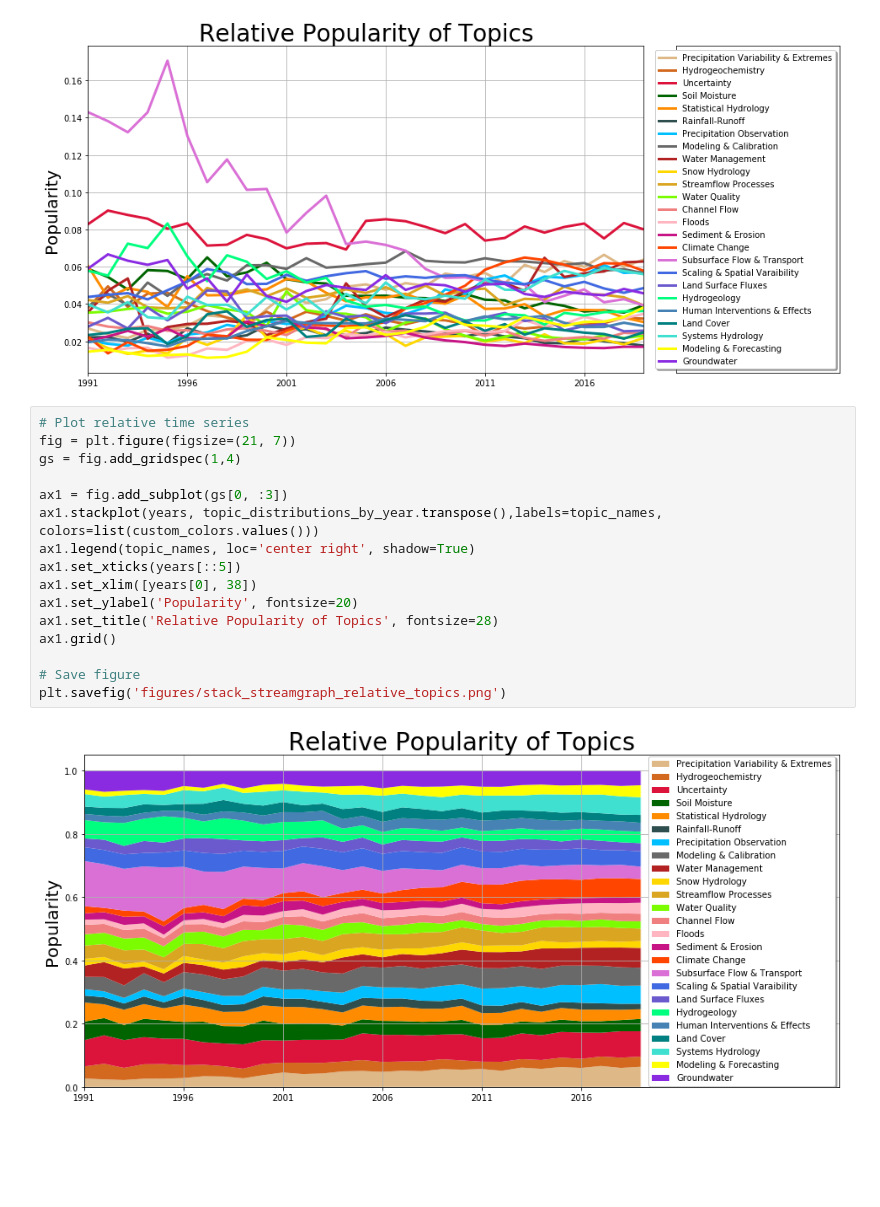
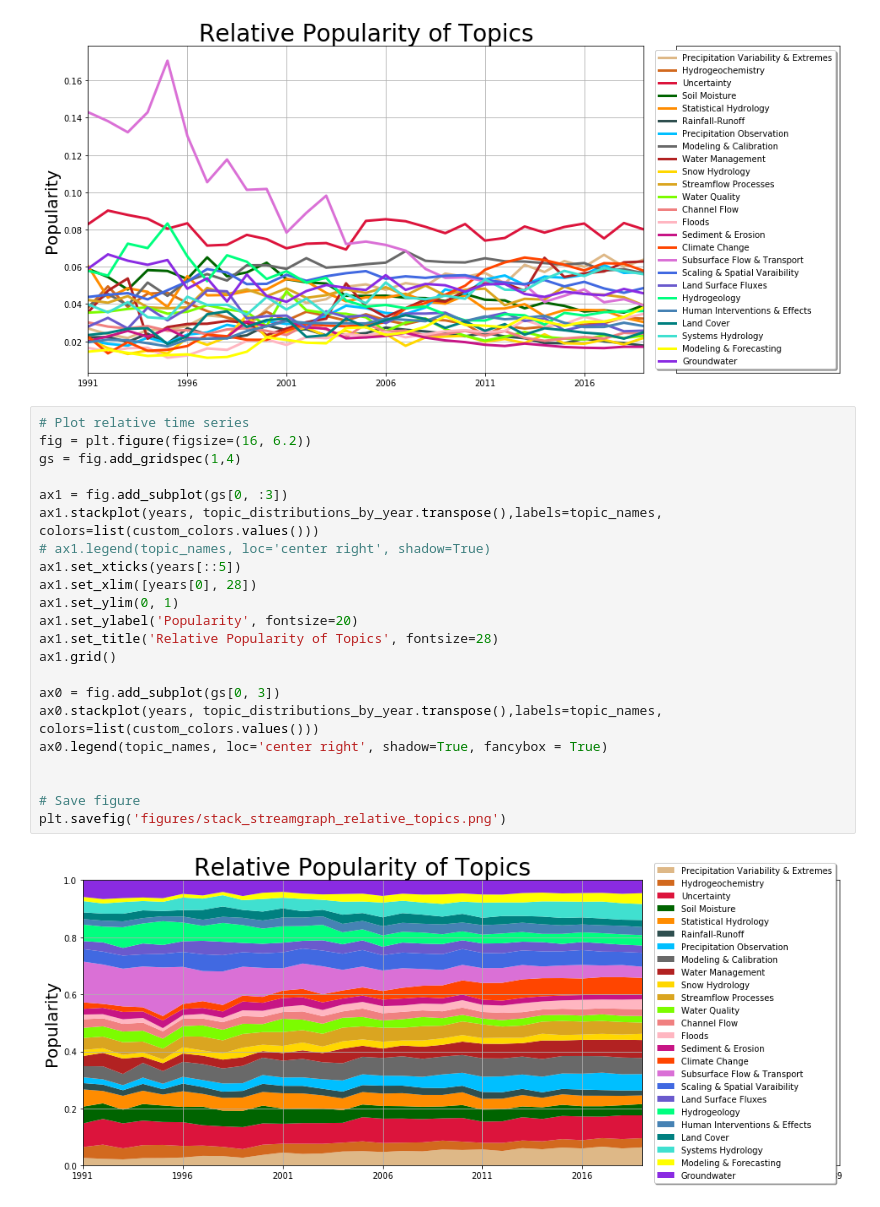
Before and after one commit to mashrekur/topic_modeling_hydrology, a Jupyter notebook: 4_temporal_topics.ipynb, the cells around one changed output. Drawn from its saved outputs; the diff is of its cells as text; blank space fills up the shorter version.

Commit message:
cleaned up stacked plot and entropy plot

```diff
--- a/4_temporal_topics.ipynb
+++ b/4_temporal_topics.ipynb
@@ -170,19 +170,25 @@ plt.savefig('figures/relative_topic_trends.png')
 [figure]
 # %%
 # Plot relative time series
-fig = plt.figure(figsize=(21, 7))
+fig = plt.figure(figsize=(16, 6.2))
 gs = fig.add_gridspec(1,4)
 
 ax1 = fig.add_subplot(gs[0, :3])
 ax1.stackplot(years, topic_distributions_by_year.transpose(),labels=topic_names, colors=list(custom_colors.values()))
-ax1.legend(topic_names, loc='center right', shadow=True)
+# ax1.legend(topic_names, loc='center right', shadow=True)
 ax1.set_xticks(years[::5])
-ax1.set_xlim([years[0], 38])
+ax1.set_xlim([years[0], 28])
+ax1.set_ylim(0, 1)
 ax1.set_ylabel('Popularity', fontsize=20)
 ax1.set_title('Relative Popularity of Topics', fontsize=28)
 ax1.grid()
 
+ax0 = fig.add_subplot(gs[0, 3])
+ax0.stackplot(years, topic_distributions_by_year.transpose(),labels=topic_names, colors=list(custom_colors.values()))
+ax0.legend(topic_names, loc='center right', shadow=True, fancybox = True)
+
+
 # Save figure
 plt.savefig('figures/stack_streamgraph_relative_topics.png')
 # %% [output]
-[figure, old version]
+[figure, new version]
```
Also changed, not shown: parts of 1 cell of this notebook, 2 other files.
